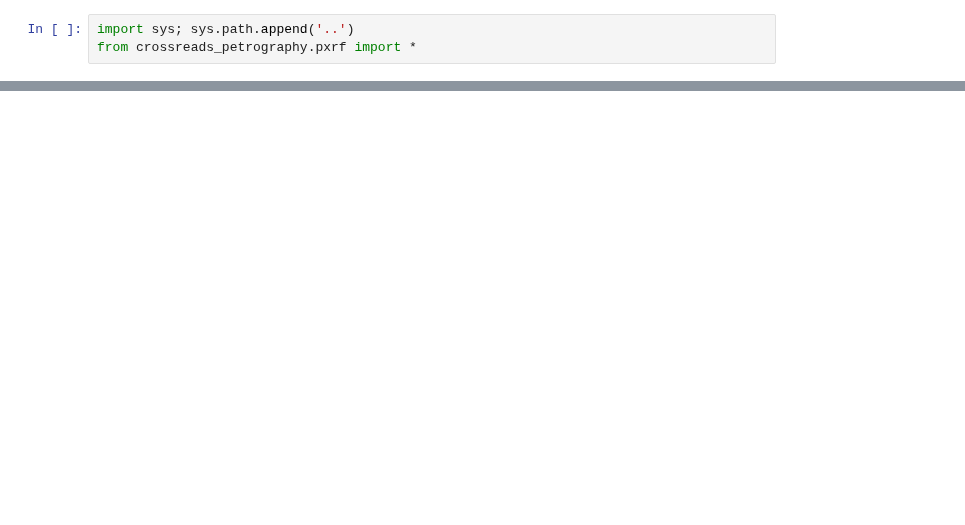
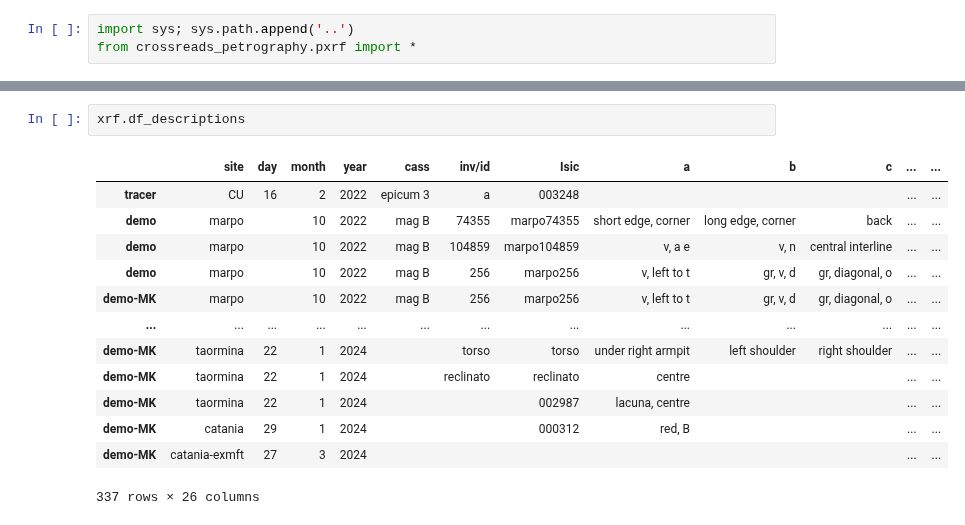
Before and after one commit to kingsdigitallab/crossreads-petrography, a Jupyter notebook: notebooks/pXRF.ipynb, the cells around one changed output, grey strips where cells are left out. Saved outputs shown, nothing was run; the diff lists cells and outputs as text; blank space fills up the shorter version.

```diff
--- a/notebooks/pXRF.ipynb
+++ b/notebooks/pXRF.ipynb
@@ -66,0 +64,16 @@ xrf.plot()
+# %%
+xrf.df_descriptions
+# %% [output]
+|  | site | day | month | year | cass | inv/id | Isic | a | b | c | ... | ... |
+| tracer | CU | 16 | 2 | 2022 | epicum 3 | a | 003248 |  |  |  | ... | ... |
+| demo | marpo |  | 10 | 2022 | mag B | 74355 | marpo74355 | short edge, corner | long edge, corner | back | ... | ... |
+| demo | marpo |  | 10 | 2022 | mag B | 104859 | marpo104859 | v, a e | v, n | central interline | ... | ... |
+| demo | marpo |  | 10 | 2022 | mag B | 256 | marpo256 | v, left to t | gr, v, d | gr, diagonal, o | ... | ... |
+| demo-MK | marpo |  | 10 | 2022 | mag B | 256 | marpo256 | v, left to t | gr, v, d | gr, diagonal, o | ... | ... |
+| ... | ... | ... | ... | ... | ... | ... | ... | ... | ... | ... | ... | ... |
+| demo-MK | taormina | 22 | 1 | 2024 |  | torso | torso | under right armpit | left shoulder | right shoulder | ... | ... |
+| demo-MK | taormina | 22 | 1 | 2024 |  | reclinato | reclinato | centre |  |  | ... | ... |
+| demo-MK | taormina | 22 | 1 | 2024 |  |  | 002987 | lacuna, centre |  |  | ... | ... |
+| demo-MK | catania | 29 | 1 | 2024 |  |  | 000312 | red, B |  |  | ... | ... |
+| demo-MK | catania-exmft | 27 | 3 | 2024 |  |  |  |  |  |  | ... | ... |
+337 rows × 26 columns
```
Also changed, not shown: parts of 9 cells of this notebook, 10 other files.
